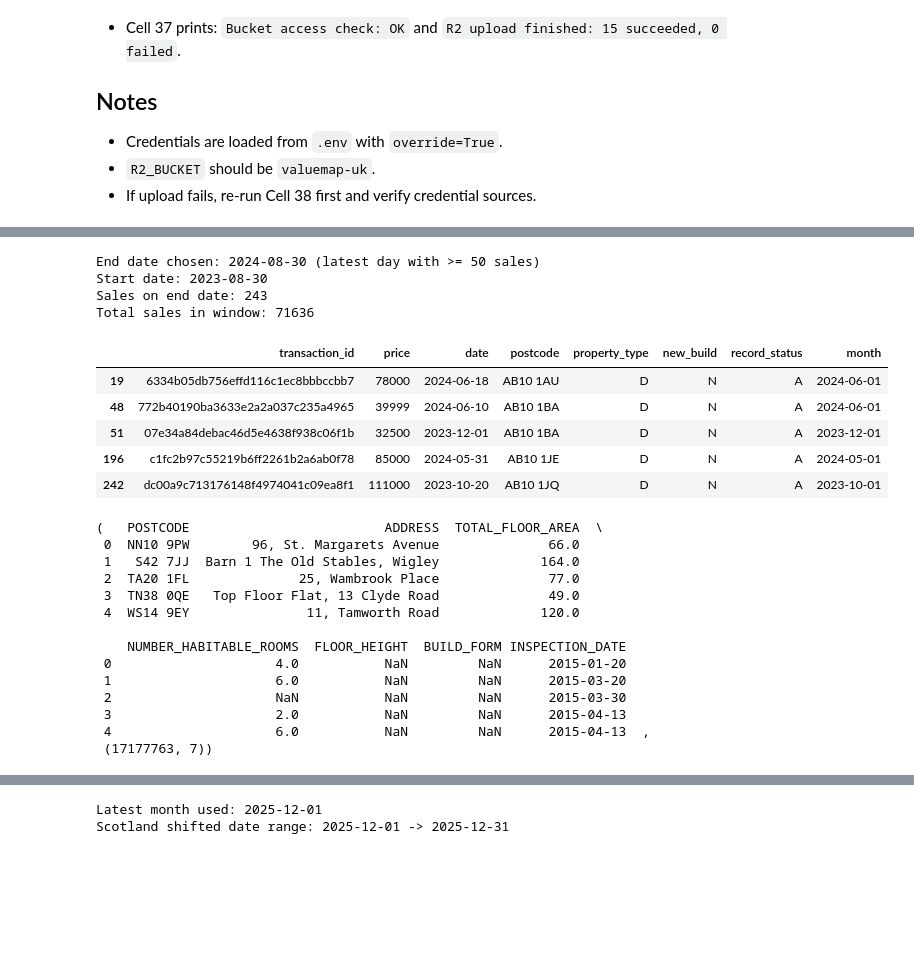
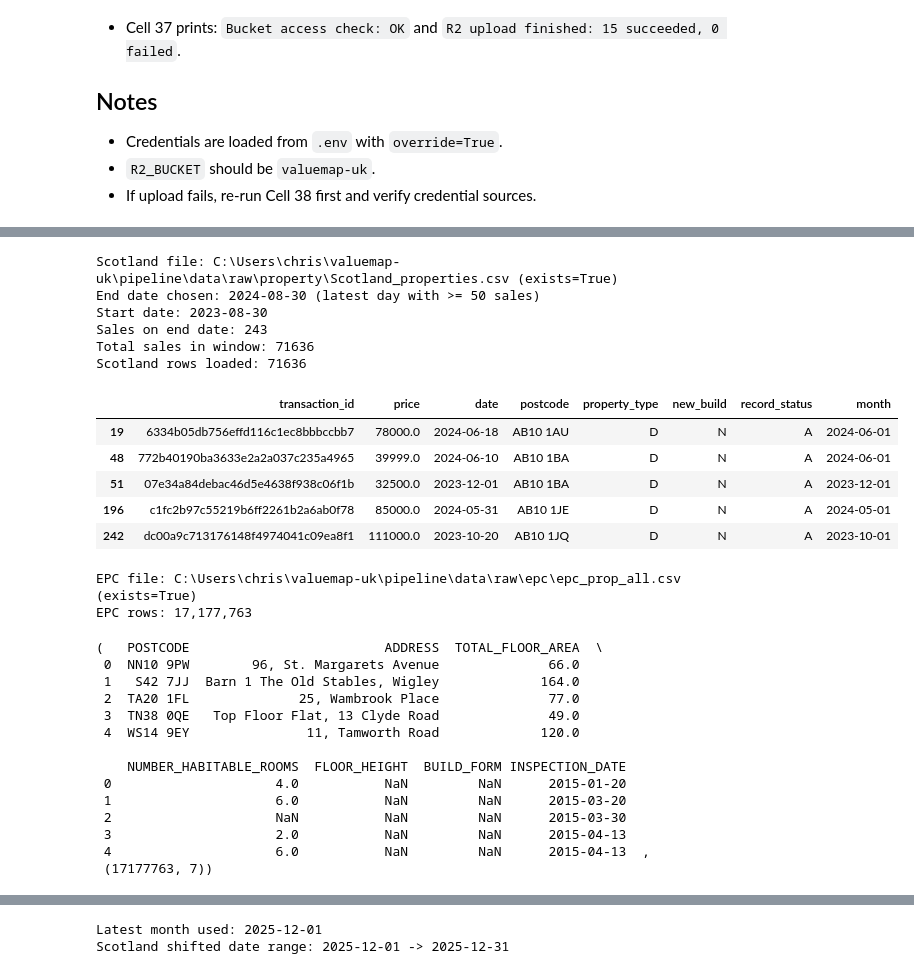
Before and after one commit to chrandalf/valuemap-uk, a Jupyter notebook: pipeline/build_grids.ipynb, the cells around one changed output, grey strips where cells are left out. Cells and saved outputs as stored; diff of their text form; code cells hidden in the pictures; blank space fills up the shorter version.

```diff
--- a/pipeline/build_grids.ipynb
+++ b/pipeline/build_grids.ipynb
@@ -151,8 +158,22 @@ c:\Users\chris\valuemap-uk\pipeline
 # %%
 import pandas as pd
 import hashlib
+from pathlib import Path
+import sys
 
-path_scot = "/users/chris/scot_house_sold.csv"  # change if needed
+# --- resolve paths using the canonical paths module ---
+sys.path.insert(0, str(Path(__file__).resolve().parent if "__file__" in dir() else Path.cwd()))
+try:
+    from paths import RAW_PROPERTY_DIR, RAW_EPC_DIR, MODEL_PROPERTY_DIR, ensure_pipeline_dirs
+    ensure_pipeline_dirs()
+except ImportError:
+    # Fallback for environments where paths.py isn't importable
+    RAW_PROPERTY_DIR = Path("pipeline/data/raw/property")
+    RAW_EPC_DIR = Path("pipeline/data/raw/epc")
+    MODEL_PROPERTY_DIR = Path("pipeline/data/model/property")
+
+path_scot = str(RAW_PROPERTY_DIR / "Scotland_properties.csv")
+print(f"Scotland file: {path_scot} (exists={Path(path_scot).exists()})")
 DAILY_THRESHOLD = 50  # you said 50
 
 def parse_scot_date(s: pd.Series) -> pd.Series:
@@ -177,14 +198,15 @@ raw["postcode"] = raw["Postcode"].str.strip().str.upper()
 raw["date"] = parse_scot_date(raw["Date"])
 raw = raw[raw["date"].notna() & (raw["date"] <= today)]
 
+# Strip everything non-numeric from price (handles all unicode pound variants)
 price_clean = (
     raw["Price"]
-      .str.replace("£", "", regex=False)
-      .str.replace(",", "", regex=False)
+      .astype("string")
+      .str.replace(r"[^\d\.-]", "", regex=True)
       .str.strip()
 )
 raw["price"] = pd.to_numeric(price_clean, errors="coerce")
-raw = raw[raw["price"].notna()]
+raw = raw[raw["price"].notna() & (raw["price"] > 0)]
 
 # --- find latest "busy day" ---
 daily_counts = raw.groupby(raw["date"].dt.normalize()).size().sort_index()
@@ -194,7 +216,6 @@ if not busy_days.empty:
     end_date = busy_days.index.max()
     reason = f"latest day with >= {DAILY_THRESHOLD} sales"
 else:
-    # fallback: use the day with the maximum count (still gives you a sensible anchor)
     end_date = daily_counts.idxmax()
     reason = f"no day with >= {DAILY_THRESHOLD}; using busiest day (count={int(daily_counts.max())})"
 
@@ -207,68 +228,69 @@ print("Total sales in window:", int(raw[(raw['date'] >= start_date) & (raw['date
 
 # Filter to window
 df_scot = raw[(raw["date"] >= start_date) & (raw["date"] <= end_date)].copy()
 
 # Standardise schema like England
 df_scot["property_type"] = "D"
 df_scot["new_build"] = "N"
 df_scot["record_status"] = "A"
 
 key = df_scot["Link"].fillna(
     df_scot["postcode"] + "|" +
     df_scot["date"].dt.strftime("%Y-%m-%d") + "|" +
     df_scot["price"].astype("int64").astype("string")
 )
 df_scot["transaction_id"] = key.apply(lambda x: hashlib.md5(x.encode("utf-8")).hexdigest()).astype("string")
 
 df_scot["month"] = df_scot["date"].dt.to_period("M").dt.to_timestamp()
 
 df_scot = df_scot[[
     "transaction_id", "price", "date", "postcode",
     "property_type", "new_build", "record_status", "month"
 ]].copy()
 
+print(f"Scotland rows loaded: {len(df_scot)}")
 df_scot.head()
 # %% [output]
+Scotland file: C:\Users\chris\valuemap-uk\pipeline\data\raw\property\Scotland_properties.csv (exists=True)
 End date chosen: 2024-08-30 (latest day with >= 50 sales)
 Start date: 2023-08-30
 Sales on end date: 243
 Total sales in window: 71636
+Scotland rows loaded: 71636
 |  | transaction_id | price | date | postcode | property_type | new_build | record_status | month |
-| 19 | 6334b05db756effd116c1ec8bbbccbb7 | 78000 | 2024-06-18 | AB10 1AU | D | N | A | 2024-06-01 |
-| 48 | 772b40190ba3633e2a2a037c235a4965 | 39999 | 2024-06-10 | AB10 1BA | D | N | A | 2024-06-01 |
-| 51 | 07e34a84debac46d5e4638f938c06f1b | 32500 | 2023-12-01 | AB10 1BA | D | N | A | 2023-12-01 |
-| 196 | c1fc2b97c55219b6ff2261b2a6ab0f78 | 85000 | 2024-05-31 | AB10 1JE | D | N | A | 2024-05-01 |
-| 242 | dc00a9c713176148f4974041c09ea8f1 | 111000 | 2023-10-20 | AB10 1JQ | D | N | A | 2023-10-01 |
+| 19 | 6334b05db756effd116c1ec8bbbccbb7 | 78000.0 | 2024-06-18 | AB10 1AU | D | N | A | 2024-06-01 |
+| 48 | 772b40190ba3633e2a2a037c235a4965 | 39999.0 | 2024-06-10 | AB10 1BA | D | N | A | 2024-06-01 |
+| 51 | 07e34a84debac46d5e4638f938c06f1b | 32500.0 | 2023-12-01 | AB10 1BA | D | N | A | 2023-12-01 |
+| 196 | c1fc2b97c55219b6ff2261b2a6ab0f78 | 85000.0 | 2024-05-31 | AB10 1JE | D | N | A | 2024-05-01 |
+| 242 | dc00a9c713176148f4974041c09ea8f1 | 111000.0 | 2023-10-20 | AB10 1JQ | D | N | A | 2023-10-01 |
 # %%
-import os
-
-DATASET_PATH = "/users/chris"
-
-#for root, _, files in os.walk(DATASET_PATH):
-    #for f in files:
-        #print(os.path.join(root, f))
+epc_path = str(RAW_EPC_DIR / "epc_prop_all.csv")
+print(f"EPC file: {epc_path} (exists={Path(epc_path).exists()})")
 
 df_epc = pd.read_csv(
-    "/users/chris/epc_prop_all.csv",
+    epc_path,
     low_memory=False
 )
 
+print(f"EPC rows: {len(df_epc):,}")
 df_epc.head(), df_epc.shape
 # %% [output]
-(   POSTCODE                         ADDRESS  TOTAL_FLOOR_AREA  \
- 0  NN10 9PW        96, St. Margarets Avenue              66.0
- 1   S42 7JJ  Barn 1 The Old Stables, Wigley             164.0
- 2  TA20 1FL              25, Wambrook Place              77.0
- 3  TN38 0QE   Top Floor Flat, 13 Clyde Road              49.0
- 4  WS14 9EY               11, Tamworth Road             120.0
-
-    NUMBER_HABITABLE_ROOMS  FLOOR_HEIGHT  BUILD_FORM INSPECTION_DATE
- 0                     4.0           NaN         NaN      2015-01-20
- 1                     6.0           NaN         NaN      2015-03-20
- 2                     NaN           NaN         NaN      2015-03-30
- 3                     2.0           NaN         NaN      2015-04-13
- 4                     6.0           NaN         NaN      2015-04-13  ,
- (17177763, 7))
+EPC file: C:\Users\chris\valuemap-uk\pipeline\data\raw\epc\epc_prop_all.csv (exists=True)
+EPC rows: 17,177,763
+(   POSTCODE                         ADDRESS  TOTAL_FLOOR_AREA  \
+ 0  NN10 9PW        96, St. Margarets Avenue              66.0
+ 1   S42 7JJ  Barn 1 The Old Stables, Wigley             164.0
+ 2  TA20 1FL              25, Wambrook Place              77.0
+ 3  TN38 0QE   Top Floor Flat, 13 Clyde Road              49.0
+ 4  WS14 9EY               11, Tamworth Road             120.0
+
+    NUMBER_HABITABLE_ROOMS  FLOOR_HEIGHT  BUILD_FORM INSPECTION_DATE
+ 0                     4.0           NaN         NaN      2015-01-20
+ 1                     6.0           NaN         NaN      2015-03-20
+ 2                     NaN           NaN         NaN      2015-03-30
+ 3                     2.0           NaN         NaN      2015-04-13
+ 4                     6.0           NaN         NaN      2015-04-13  ,
+ (17177763, 7))
 # %%
 import pandas as pd
 
```
Also changed, not shown: parts of 21 cells of this notebook.
